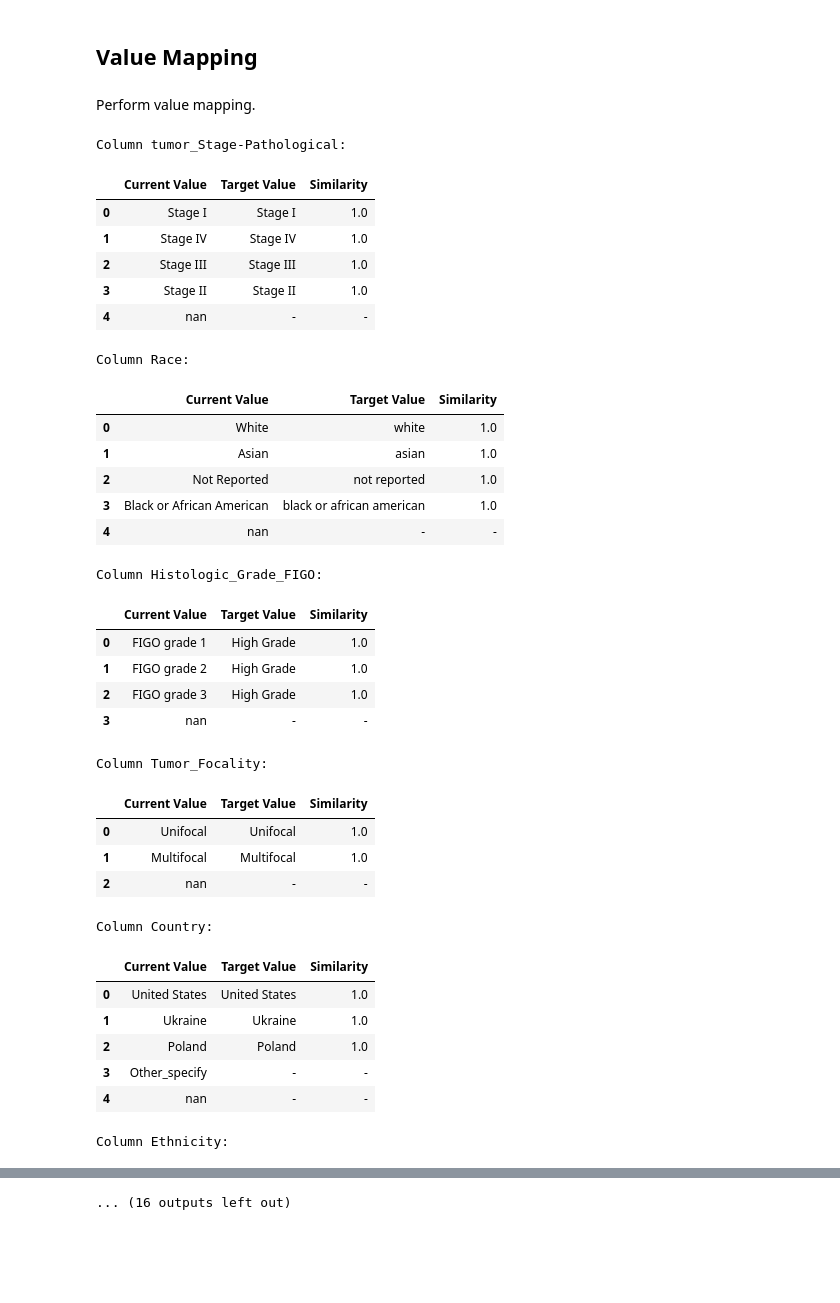
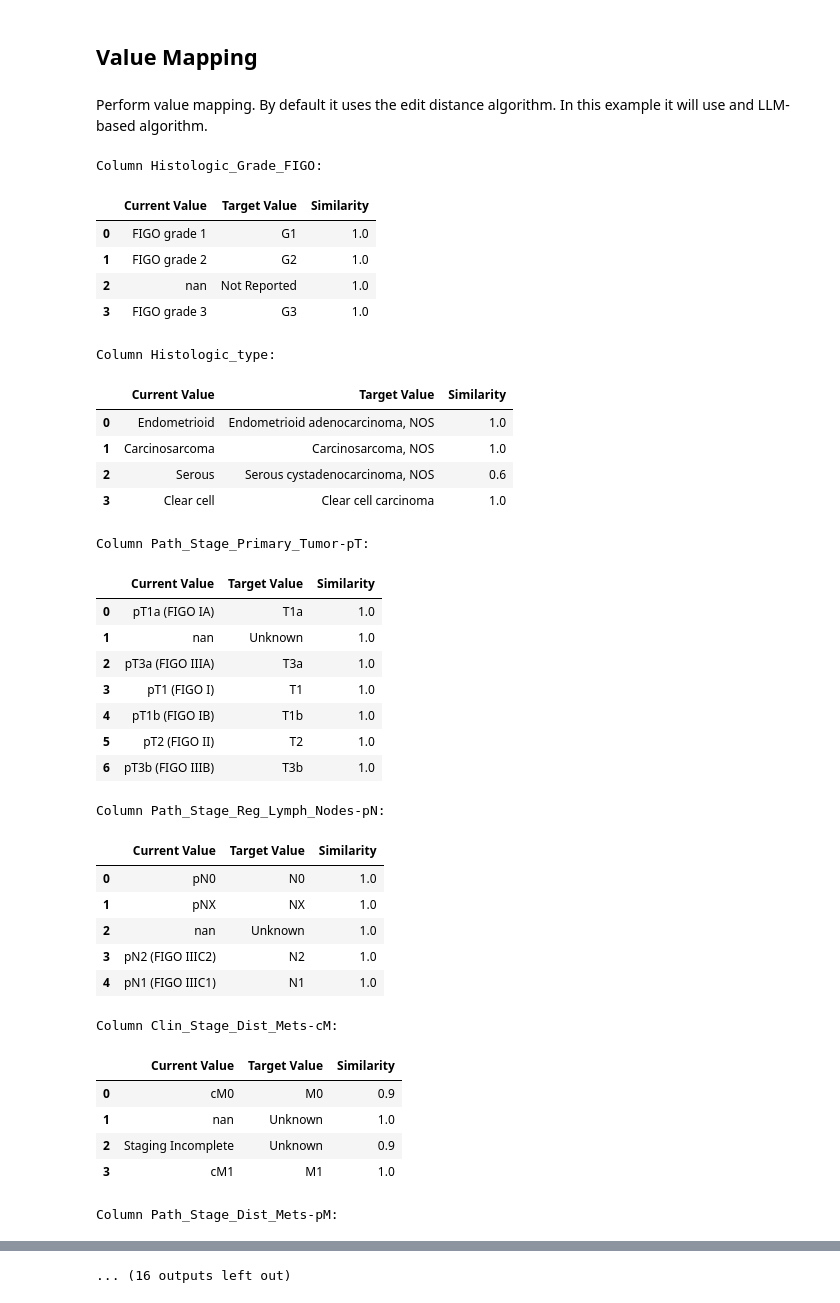
Before and after one commit to VIDA-NYU/bdi-kit, a Jupyter notebook: examples/column_and_value_mapping.ipynb, the cells around one changed output, grey strips where cells are left out. Cells and saved outputs as stored; diff of their text form; code cells hidden in the pictures; blank space fills up the shorter version.

Commit message:
Add more methods for mappings

```diff
--- a/examples/column_and_value_mapping.ipynb
+++ b/examples/column_and_value_mapping.ipynb
@@ -166,5 +135,5 @@ Users can update column mappings.
 # %%
-manager.update_column_mappings('Histologic_Grade_FIGO', 'tumor_grade')
+manager.update_column_mappings([('Histologic_type', 'primary_diagnosis'), ('Path_Stage_Primary_Tumor-pT', 'ajcc_pathologic_t')])
 # %% [output]
 Column mapping updated!
 |  | Original Column | Target Column |
@@ -188,41 +157,43 @@ Column mapping updated!
 # %% [markdown]
 ## Value Mapping
 # %% [markdown]
-Perform value mapping.
+Perform value mapping. By default it uses the edit distance algorithm. In this example it will use and LLM-based algorithm.
 # %%
-value_mappings = manager.map_values()
+value_mappings = manager.map_values('LLMAlgorithm')
 # %% [output]
-Column tumor_Stage-Pathological:
+Column Histologic_Grade_FIGO:
 |  | Current Value | Target Value | Similarity |
-| 0 | Stage I | Stage I | 1.0 |
-| 1 | Stage IV | Stage IV | 1.0 |
-| 2 | Stage III | Stage III | 1.0 |
-| 3 | Stage II | Stage II | 1.0 |
-| 4 | nan | - | - |
+| 0 | FIGO grade 1 | G1 | 1.0 |
+| 1 | FIGO grade 2 | G2 | 1.0 |
+| 2 | nan | Not Reported | 1.0 |
+| 3 | FIGO grade 3 | G3 | 1.0 |
-Column Race:
+Column Histologic_type:
 |  | Current Value | Target Value | Similarity |
-| 0 | White | white | 1.0 |
-| 1 | Asian | asian | 1.0 |
-| 2 | Not Reported | not reported | 1.0 |
-| 3 | Black or African American | black or african american | 1.0 |
-| 4 | nan | - | - |
+| 0 | Endometrioid | Endometrioid adenocarcinoma, NOS | 1.0 |
+| 1 | Carcinosarcoma | Carcinosarcoma, NOS | 1.0 |
+| 2 | Serous | Serous cystadenocarcinoma, NOS | 0.6 |
+| 3 | Clear cell | Clear cell carcinoma | 1.0 |
-Column Histologic_Grade_FIGO:
+Column Path_Stage_Primary_Tumor-pT:
 |  | Current Value | Target Value | Similarity |
-| 0 | FIGO grade 1 | High Grade | 1.0 |
-| 1 | FIGO grade 2 | High Grade | 1.0 |
-| 2 | FIGO grade 3 | High Grade | 1.0 |
-| 3 | nan | - | - |
+| 0 | pT1a (FIGO IA) | T1a | 1.0 |
+| 1 | nan | Unknown | 1.0 |
+| 2 | pT3a (FIGO IIIA) | T3a | 1.0 |
+| 3 | pT1 (FIGO I) | T1 | 1.0 |
+| 4 | pT1b (FIGO IB) | T1b | 1.0 |
+| 5 | pT2 (FIGO II) | T2 | 1.0 |
+| 6 | pT3b (FIGO IIIB) | T3b | 1.0 |
-Column Tumor_Focality:
+Column Path_Stage_Reg_Lymph_Nodes-pN:
 |  | Current Value | Target Value | Similarity |
-| 0 | Unifocal | Unifocal | 1.0 |
-| 1 | Multifocal | Multifocal | 1.0 |
-| 2 | nan | - | - |
+| 0 | pN0 | N0 | 1.0 |
+| 1 | pNX | NX | 1.0 |
+| 2 | nan | Unknown | 1.0 |
+| 3 | pN2 (FIGO IIIC2) | N2 | 1.0 |
+| 4 | pN1 (FIGO IIIC1) | N1 | 1.0 |
-Column Country:
+Column Clin_Stage_Dist_Mets-cM:
 |  | Current Value | Target Value | Similarity |
-| 0 | United States | United States | 1.0 |
-| 1 | Ukraine | Ukraine | 1.0 |
-| 2 | Poland | Poland | 1.0 |
-| 3 | Other_specify | - | - |
-| 4 | nan | - | - |
+| 0 | cM0 | M0 | 0.9 |
+| 1 | nan | Unknown | 1.0 |
+| 2 | Staging Incomplete | Unknown | 0.9 |
+| 3 | cM1 | M1 | 1.0 |
-Column Ethnicity:
+Column Path_Stage_Dist_Mets-pM:
 |  | Current Value | Target Value | Similarity |
```
Also changed, not shown: parts of 12 cells of this notebook.
